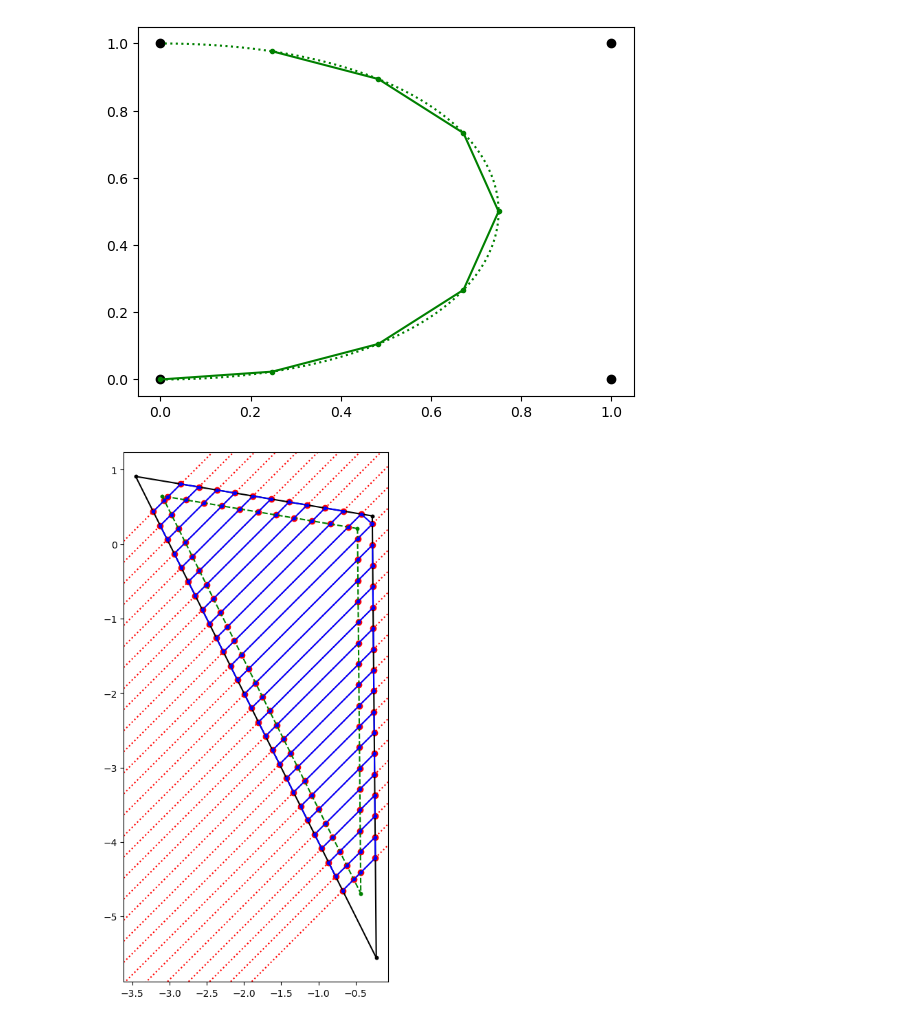
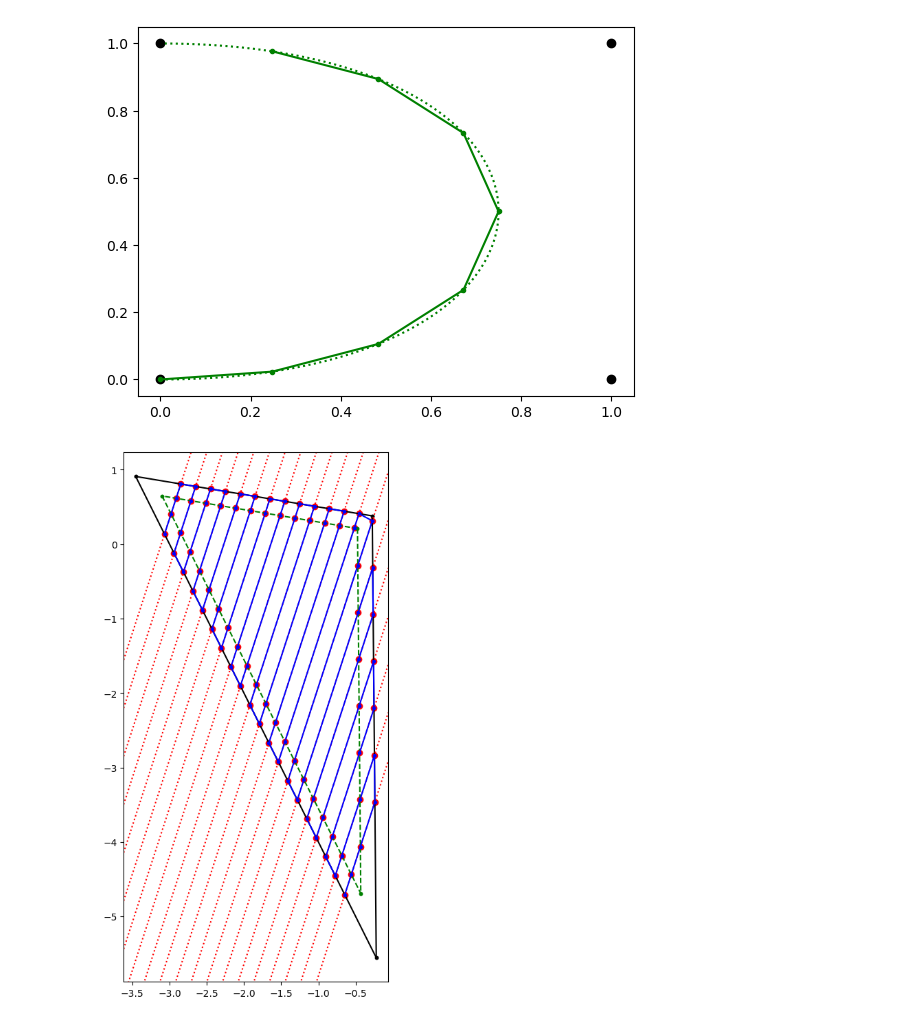
Before and after one commit to PatLT/grouch-binning, a Jupyter notebook: generation.ipynb, the cells around one changed output. Cells and saved outputs as stored; diff of their text form; code cells hidden in the pictures.

```diff
--- a/generation.ipynb
+++ b/generation.ipynb
@@ -159,38 +159,38 @@ for i in range(num_sides):
 ax.set_aspect("equal")
 xlim = ax.get_xlim()
 ylim = ax.get_ylim()
-hatch = gen_hatch(np.pi/4,iline_x,iline_y)
+hatch = gen_hatch(4*np.pi/10,iline_x,iline_y)
 direction = 1
 hatch_pts_x = []
 hatch_pts_y = []
 for (a_h,b_h,c_h) in hatch:
     plt.plot(xlim,(c_h-a_h*np.array(xlim))/b_h,'r:')
     inters_x = [] # Intersections of this hatch line
     inters_y = []
     for i in range(num_sides):
         x1 , x2   = lines_x[i][~np.isnan(lines_x[i])] ; y1 , y2   = lines_y[i][~np.isnan(lines_y[i])]
         x1_i,x2_i = iline_x[i][~np.isnan(iline_x[i])] ; y1_i,y2_i = iline_y[i][~np.isnan(iline_y[i])]
         x_h , y_h   = seg_intersect(a_h,b_h,c_h,x1,x2,y1,y2)
         x_h_i,y_h_i = seg_intersect(a_h,b_h,c_h,x1_i,x2_i,y1_i,y2_i)
         if x_h is not None and y_h is not None:
             inters_x.append(x_h)
             inters_y.append(y_h)
             plt.scatter(x_h,y_h,c="r")
         if x_h_i is not None and y_h_i is not None:
             plt.scatter(x_h_i,y_h_i,c="r")
             inters_x.append(x_h_i)
             inters_y.append(y_h_i)
     order_ = np.argsort(inters_x)
     inters_x = np.array(inters_x)[order_][::direction]
     inters_y = np.array(inters_y)[order_][::direction]
     direction *= -1
     hatch_pts_x = np.r_[hatch_pts_x,inters_x]
     hatch_pts_y = np.r_[hatch_pts_y,inters_y]
 
 plt.plot(hatch_pts_x,hatch_pts_y,"b.-")
 
 
 ax.set_xlim(xlim) ;
 ax.set_ylim(ylim) ;
 # %% [output]
-[figure, old version]
+[figure, new version]
```
Also changed, not shown: parts of 7 cells of this notebook, 1 other file.
